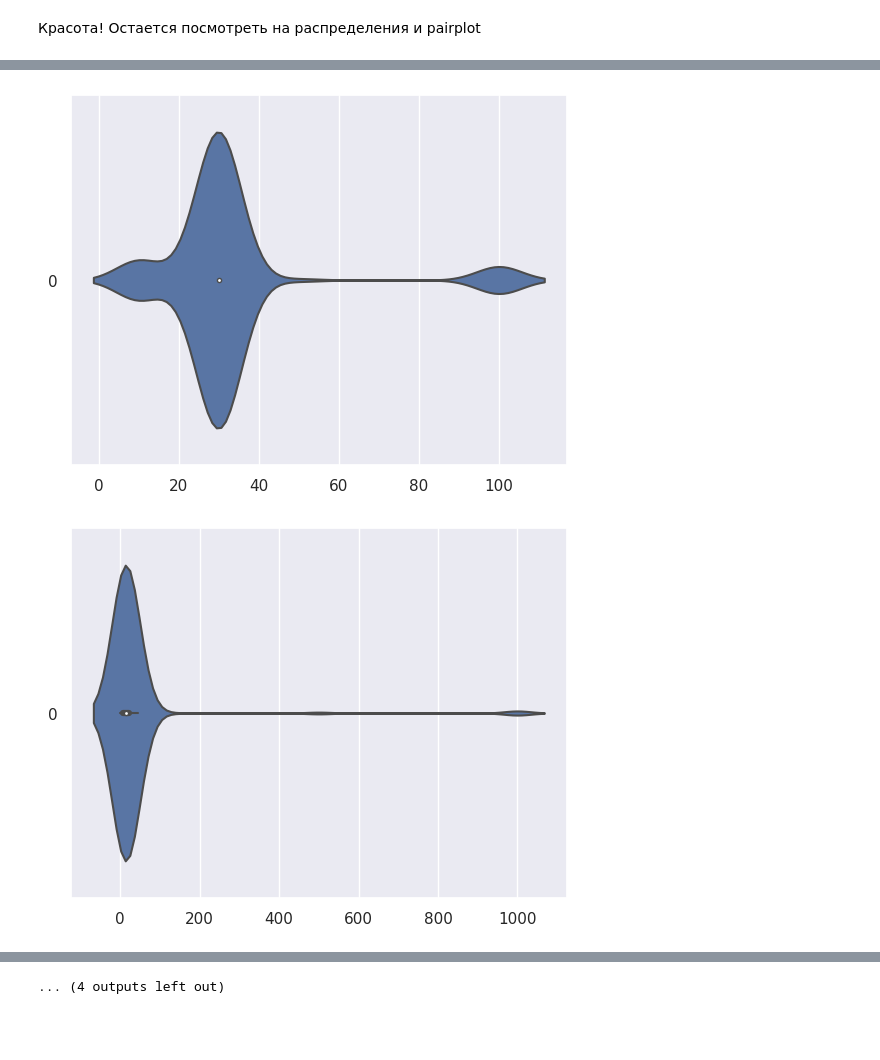
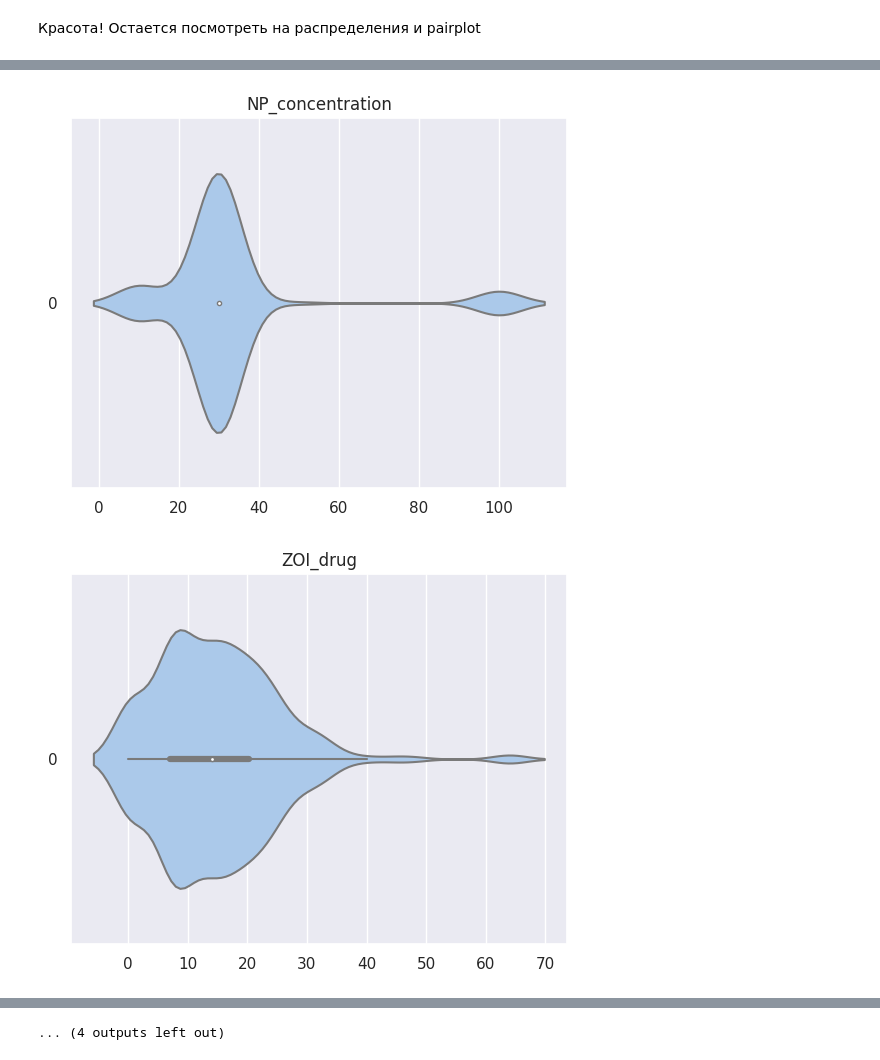
Before and after one commit to vahahahart/hackathon_team_3, a Jupyter notebook: main.ipynb, the cells around one changed output, grey strips where cells are left out. Saved outputs shown, nothing was run; the diff lists cells and outputs as text; code cells hidden in the pictures; blank space fills up the shorter version.

```diff
--- a/main.ipynb
+++ b/main.ipynb
@@ -693,7 +695,8 @@ plot = sns.pairplot(df_dummy[num_cols_final], diag_kind='kde')
 # %%
 for col in num_cols_final:
-    sns.violinplot(df[col], orient='h')
+    sns.violinplot(df_dummy[col], orient='h', width=0.7, palette='pastel')
+    plt.title(col)
     plt.show()
 # %% [output]
-[figure, old version]
+[figure, new version]
-[figure, old version]
+[figure, new version]
```
Also changed, not shown: parts of 6 cells of this notebook.
